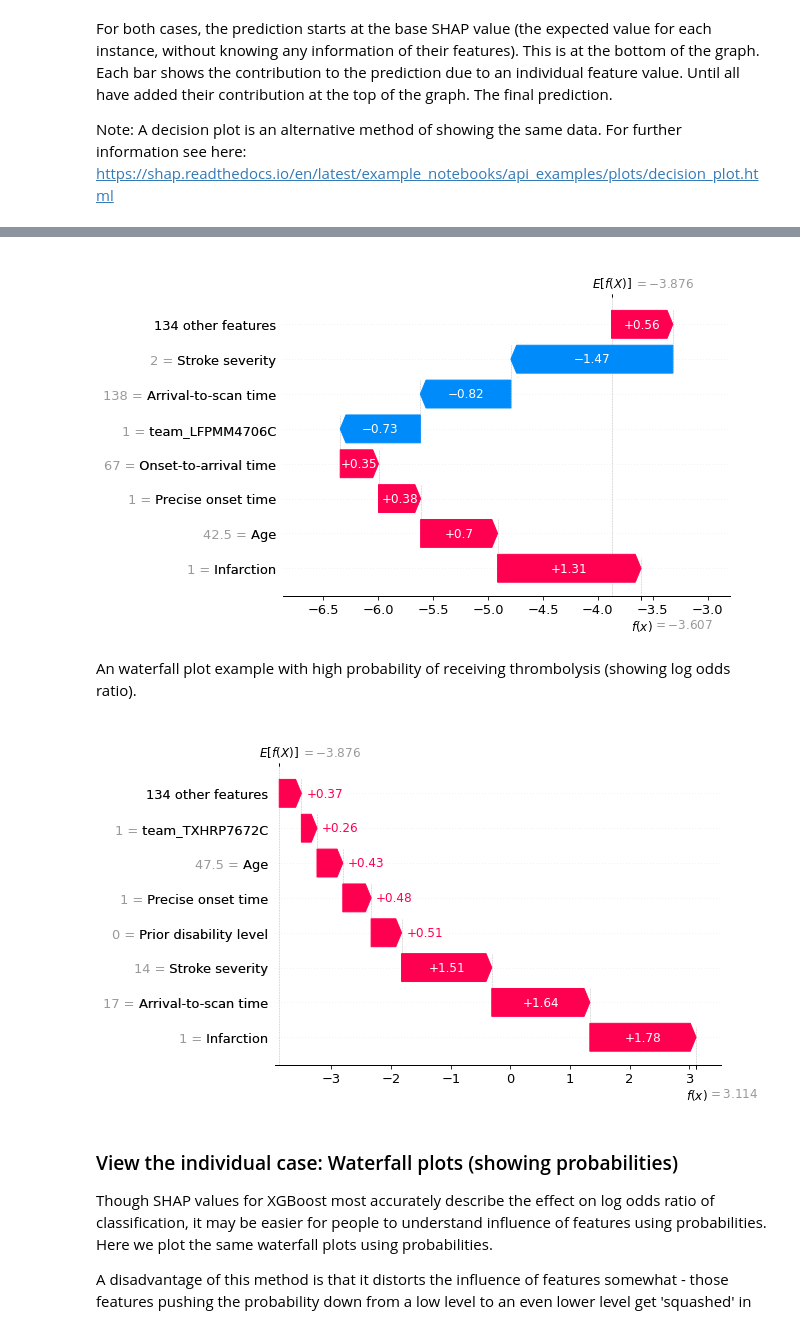
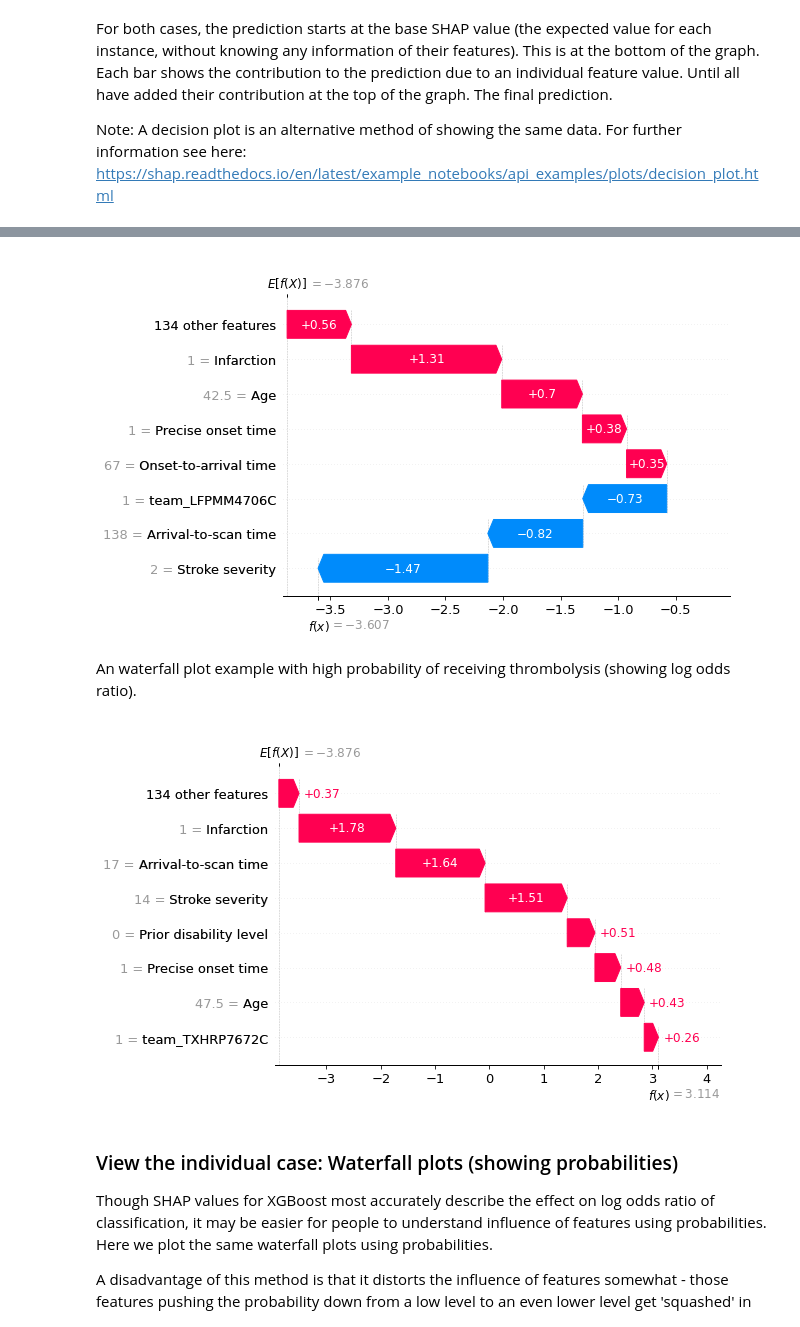
Before and after one commit to samuel-book/samuel_shap_paper_1, a Jupyter notebook: xgb_10_features/03_xgb_combined_shap_key_features.ipynb, the cells around one changed output, grey strips where cells are left out. Saved outputs shown, nothing was run; the diff lists cells and outputs as text; code cells hidden in the pictures.

```diff
--- a/xgb_10_features/03_xgb_combined_shap_key_features.ipynb
+++ b/xgb_10_features/03_xgb_combined_shap_key_features.ipynb
@@ -571,23 +576,24 @@ A waterfall plot example with low probability of receiving thrombolysis (showing
 # %%
 fig = waterfall.waterfall(shap_values_extended[location_low_probability],
                           show=False, max_display=8, y_reverse=True,
-                          rank_absolute=False)
+                          rank_absolute=False, raw_ascending=False)
+
 plt.savefig(f'output/{notebook}_{model_text}_waterfall_logodds_low.jpg',
             dpi=300, bbox_inches='tight', pad_inches=0.2)
 plt.show()
 # %% [output]
-[figure, old version]
+[figure, new version]
 # %% [markdown]
 An waterfall plot example with high probability of receiving thrombolysis (showing log odds ratio).
 # %%
 fig = waterfall.waterfall(shap_values_extended[location_high_probability],
                            show=False, max_display=8, y_reverse=True,
-                          rank_absolute=False)
+                          rank_absolute=False, raw_ascending=False)
 plt.savefig(f'output/{notebook}_{model_text}_waterfall_logodds_high.jpg',
             dpi=300, bbox_inches='tight', pad_inches=0.2)
 plt.show()
 # %% [output]
-[figure, old version]
+[figure, new version]
 # %% [markdown]
 ### View the individual case: Waterfall plots (showing probabilities)
 
```
Also changed, not shown: parts of 4 cells of this notebook.
